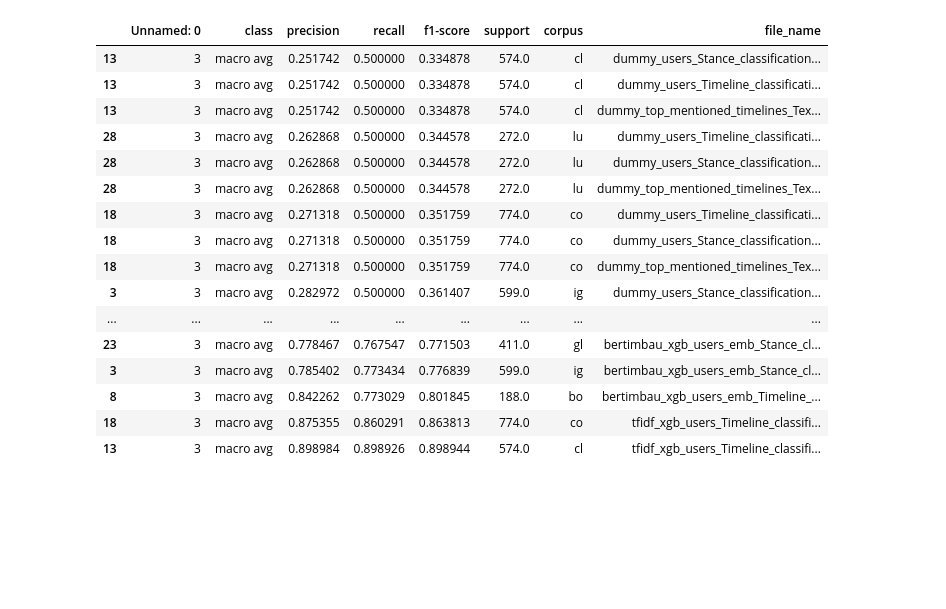
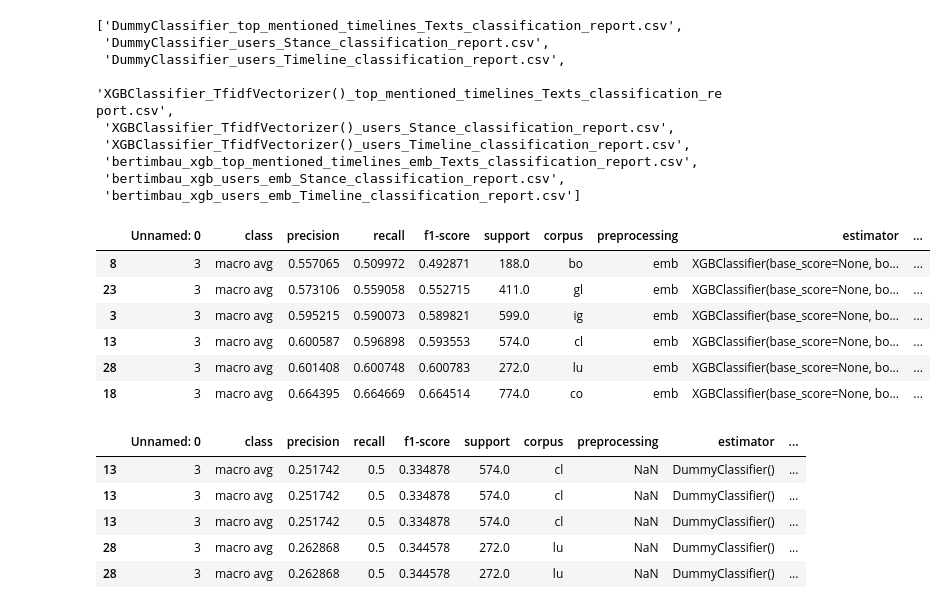
Before and after one commit to semcovici/stance-prediction-UstanceBR, a Jupyter notebook: notebooks/3.0-results-analysis.ipynb, the cells around one changed output. Drawn from its saved outputs; the diff is of its cells as text; code cells hidden in the pictures; blank space fills up the shorter version.

Commit message:
add reports

```diff
--- a/notebooks/3.0-results-analysis.ipynb
+++ b/notebooks/3.0-results-analysis.ipynb
@@ -6,6 +6,17 @@ reports_cr_path = '../reports/classification_reports/'
 # %%
 list_cr = os.listdir(reports_cr_path)
 list_cr.sort()
+list_cr
+# %% [output]
+['DummyClassifier_top_mentioned_timelines_Texts_classification_report.csv',
+ 'DummyClassifier_users_Stance_classification_report.csv',
+ 'DummyClassifier_users_Timeline_classification_report.csv',
+ 'XGBClassifier_TfidfVectorizer()_top_mentioned_timelines_Texts_classification_report.csv',
+ 'XGBClassifier_TfidfVectorizer()_users_Stance_classification_report.csv',
+ 'XGBClassifier_TfidfVectorizer()_users_Timeline_classification_report.csv',
+ 'bertimbau_xgb_top_mentioned_timelines_emb_Texts_classification_report.csv',
+ 'bertimbau_xgb_users_emb_Stance_classification_report.csv',
+ 'bertimbau_xgb_users_emb_Timeline_classification_report.csv']
 # %%
 df_results = pd.DataFrame({})
 for file_name in list_cr:
@@ -19,22 +30,25 @@ for file_name in list_cr:
 
     df_results = pd.concat([results, df_results])
 # %%
-df_results[df_results['class'] == 'macro avg'].sort_values('f1-score')
+df_results[
+    (df_results['class'] == 'macro avg') &
+    (df_results['file_name'] == 'bertimbau_xgb_top_mentioned_timelines_emb_Texts_classification_report.csv')
+    ].sort_values('f1-score')
 # %% [output]
-|  | Unnamed: 0 | class | precision | recall | f1-score | support | corpus | file_name |
-| 13 | 3 | macro avg | 0.251742 | 0.500000 | 0.334878 | 574.0 | cl | dummy_users_Stance_classification... |
-| 13 | 3 | macro avg | 0.251742 | 0.500000 | 0.334878 | 574.0 | cl | dummy_users_Timeline_classificati... |
-| 13 | 3 | macro avg | 0.251742 | 0.500000 | 0.334878 | 574.0 | cl | dummy_top_mentioned_timelines_Tex... |
-| 28 | 3 | macro avg | 0.262868 | 0.500000 | 0.344578 | 272.0 | lu | dummy_users_Timeline_classificati... |
-| 28 | 3 | macro avg | 0.262868 | 0.500000 | 0.344578 | 272.0 | lu | dummy_users_Stance_classification... |
-| 28 | 3 | macro avg | 0.262868 | 0.500000 | 0.344578 | 272.0 | lu | dummy_top_mentioned_timelines_Tex... |
-| 18 | 3 | macro avg | 0.271318 | 0.500000 | 0.351759 | 774.0 | co | dummy_users_Timeline_classificati... |
-| 18 | 3 | macro avg | 0.271318 | 0.500000 | 0.351759 | 774.0 | co | dummy_users_Stance_classification... |
-| 18 | 3 | macro avg | 0.271318 | 0.500000 | 0.351759 | 774.0 | co | dummy_top_mentioned_timelines_Tex... |
-| 3 | 3 | macro avg | 0.282972 | 0.500000 | 0.361407 | 599.0 | ig | dummy_users_Stance_classification... |
-| ... | ... | ... | ... | ... | ... | ... | ... | ... |
-| 23 | 3 | macro avg | 0.778467 | 0.767547 | 0.771503 | 411.0 | gl | bertimbau_xgb_users_emb_Stance_cl... |
-| 3 | 3 | macro avg | 0.785402 | 0.773434 | 0.776839 | 599.0 | ig | bertimbau_xgb_users_emb_Stance_cl... |
-| 8 | 3 | macro avg | 0.842262 | 0.773029 | 0.801845 | 188.0 | bo | bertimbau_xgb_users_emb_Timeline_... |
-| 18 | 3 | macro avg | 0.875355 | 0.860291 | 0.863813 | 774.0 | co | tfidf_xgb_users_Timeline_classifi... |
-| 13 | 3 | macro avg | 0.898984 | 0.898926 | 0.898944 | 574.0 | cl | tfidf_xgb_users_Timeline_classifi... |
+|  | Unnamed: 0 | class | precision | recall | f1-score | support | corpus | preprocessing | estimator | ... |
+| 8 | 3 | macro avg | 0.557065 | 0.509972 | 0.492871 | 188.0 | bo | emb | XGBClassifier(base_score=None, bo... | ... |
+| 23 | 3 | macro avg | 0.573106 | 0.559058 | 0.552715 | 411.0 | gl | emb | XGBClassifier(base_score=None, bo... | ... |
+| 3 | 3 | macro avg | 0.595215 | 0.590073 | 0.589821 | 599.0 | ig | emb | XGBClassifier(base_score=None, bo... | ... |
+| 13 | 3 | macro avg | 0.600587 | 0.596898 | 0.593553 | 574.0 | cl | emb | XGBClassifier(base_score=None, bo... | ... |
+| 28 | 3 | macro avg | 0.601408 | 0.600748 | 0.600783 | 272.0 | lu | emb | XGBClassifier(base_score=None, bo... | ... |
+| 18 | 3 | macro avg | 0.664395 | 0.664669 | 0.664514 | 774.0 | co | emb | XGBClassifier(base_score=None, bo... | ... |
+# %%
+df_results_macro = df_results[df_results['class'] == 'macro avg'].sort_values('f1-score')
+df_results_macro.head()
+# %% [output]
+|  | Unnamed: 0 | class | precision | recall | f1-score | support | corpus | preprocessing | estimator | ... |
+| 13 | 3 | macro avg | 0.251742 | 0.5 | 0.334878 | 574.0 | cl | NaN | DummyClassifier() | ... |
+| 13 | 3 | macro avg | 0.251742 | 0.5 | 0.334878 | 574.0 | cl | NaN | DummyClassifier() | ... |
+| 13 | 3 | macro avg | 0.251742 | 0.5 | 0.334878 | 574.0 | cl | NaN | DummyClassifier() | ... |
+| 28 | 3 | macro avg | 0.262868 | 0.5 | 0.344578 | 272.0 | lu | NaN | DummyClassifier() | ... |
+| 28 | 3 | macro avg | 0.262868 | 0.5 | 0.344578 | 272.0 | lu | NaN | DummyClassifier() | ... |
```
Also changed, not shown: parts of 4 cells of this notebook, 34 other files.
